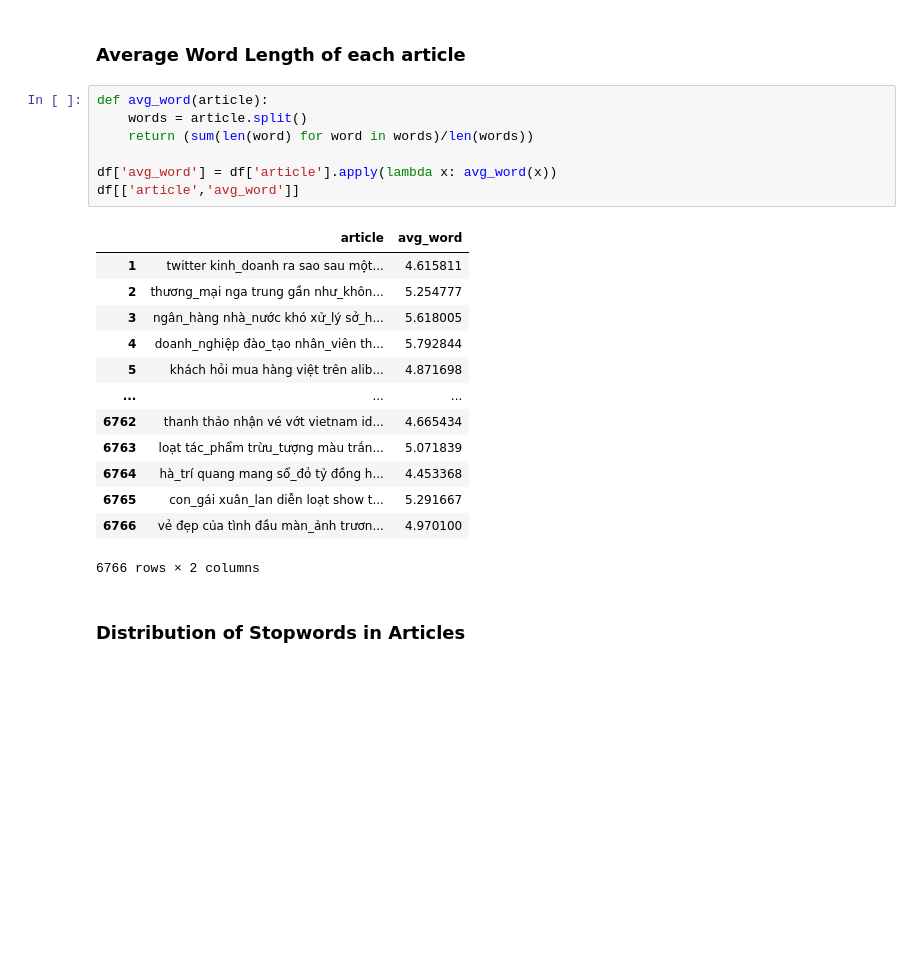
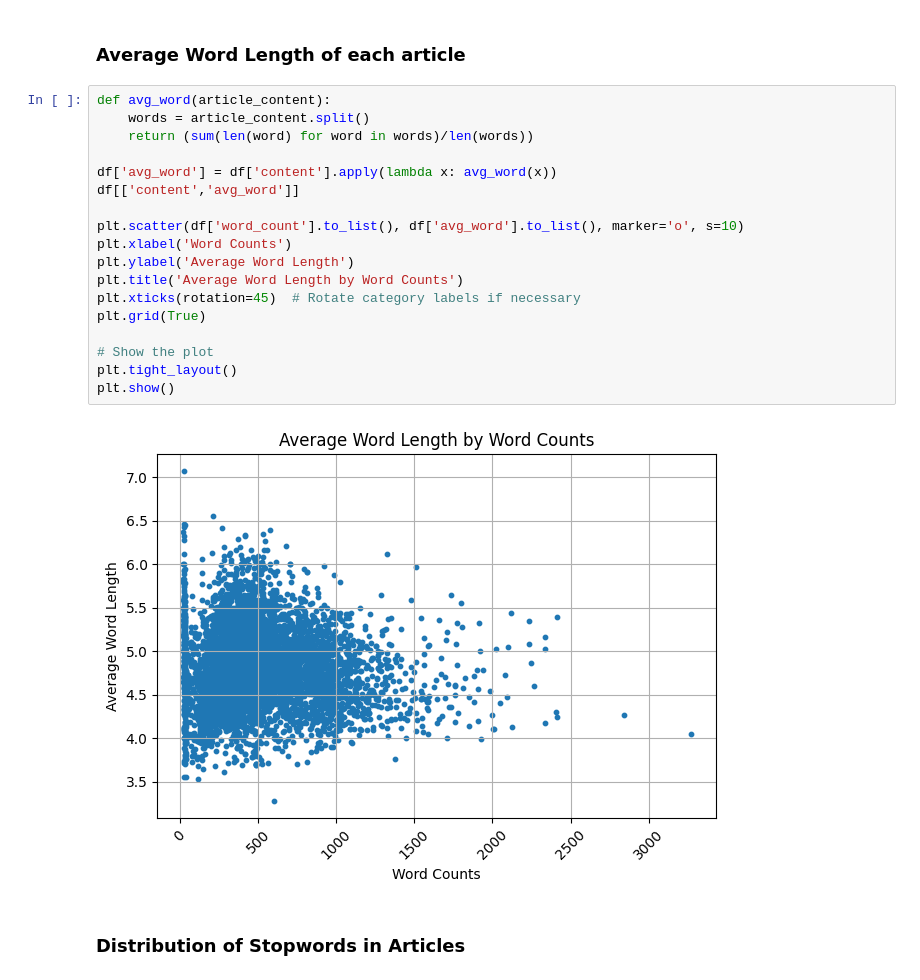
Before and after one commit to bunbohue19/Intro-2-DS, a Jupyter notebook: exploratory-text-analytics/exploratory-text-analytics.ipynb, the cells around one changed output. Drawn from its saved outputs; the diff is of its cells as text; blank space fills up the shorter version.

```diff
--- a/exploratory-text-analytics/exploratory-text-analytics.ipynb
+++ b/exploratory-text-analytics/exploratory-text-analytics.ipynb
@@ -187,26 +248,25 @@ plt.show()
 # %% [markdown]
 ### Average Word Length of each article
 # %%
-def avg_word(article):
-    words = article.split()
+def avg_word(article_content):
+    words = article_content.split()
     return (sum(len(word) for word in words)/len(words))
 
-df['avg_word'] = df['article'].apply(lambda x: avg_word(x))
-df[['article','avg_word']]
+df['avg_word'] = df['content'].apply(lambda x: avg_word(x))
+df[['content','avg_word']]
+
+plt.scatter(df['word_count'].to_list(), df['avg_word'].to_list(), marker='o', s=10)
+plt.xlabel('Word Counts')
+plt.ylabel('Average Word Length')
+plt.title('Average Word Length by Word Counts')
+plt.xticks(rotation=45)  # Rotate category labels if necessary
+plt.grid(True)
+
+# Show the plot
+plt.tight_layout()
+plt.show()
 # %% [output]
-|  | article | avg_word |
-| 1 | twitter kinh_doanh ra sao sau một... | 4.615811 |
-| 2 | thương_mại nga trung gần như_khôn... | 5.254777 |
-| 3 | ngân_hàng nhà_nước khó xử_lý sở_h... | 5.618005 |
-| 4 | doanh_nghiệp đào_tạo nhân_viên th... | 5.792844 |
-| 5 | khách hỏi mua hàng việt trên alib... | 4.871698 |
-| ... | ... | ... |
-| 6762 | thanh thảo nhận vé vớt vietnam id... | 4.665434 |
-| 6763 | loạt tác_phẩm trừu_tượng màu trắn... | 5.071839 |
-| 6764 | hà_trí quang mang sổ_đỏ tỷ đồng h... | 4.453368 |
-| 6765 | con_gái xuân_lan diễn loạt show t... | 5.291667 |
-| 6766 | vẻ đẹp của tình đầu màn_ảnh trươn... | 4.970100 |
-6766 rows × 2 columns
+[figure, added]
 # %% [markdown]
 ### Distribution of Stopwords in Articles
 # %% [markdown]
```
Also changed, not shown: parts of 45 cells of this notebook.
